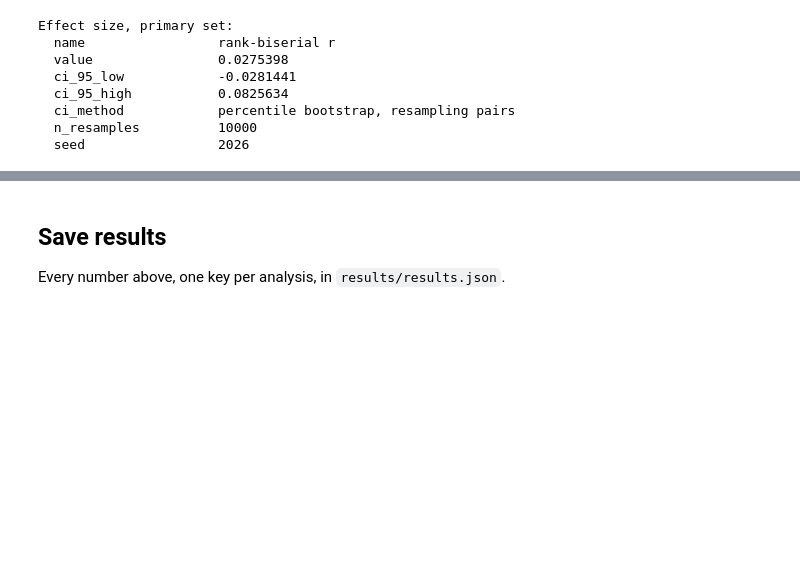
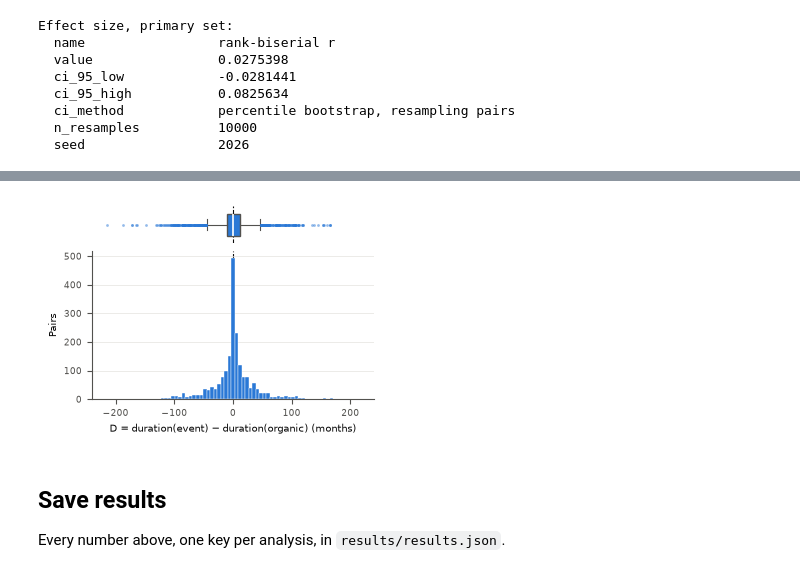
Before and after one commit to eduardokairalla1/mceq-newcomer-retention, a Jupyter notebook: notebooks/analysis.ipynb, the cells around one changed output, grey strips where cells are left out. Drawn from its saved outputs; the diff is of its cells as text; code cells hidden in the pictures; blank space fills up the shorter version.

Commit message:
Plot the distribution of the paired difference

```diff
--- a/notebooks/analysis.ipynb
+++ b/notebooks/analysis.ipynb
@@ -20,6 +20,7 @@ from pathlib import Path
 from scipy import stats
 
 import json
+import matplotlib.pyplot as plt
 import numpy as np
 import pandas as pd
 import scipy
@@ -33,7 +34,11 @@ REPO_ROOT = next(
     if (path / 'PROTOCOL.md').exists()
 )
 PAIRS_FILE = REPO_ROOT / 'data' / 'processed' / 'pairs.csv'
+FIGURES_DIR = REPO_ROOT / 'figures'
 RESULTS_FILE = REPO_ROOT / 'results' / 'results.json'
+
+# figure metadata per format: no creation date, so pdfs are reproducible
+SAVE_METADATA = {'png': {}, 'pdf': {'CreationDate': None}}
 
 # analysis parameters fixed by PROTOCOL.md
 ALPHA = 0.05
@@ -503,3 +512,98 @@ Effect size, primary set:
+# %%
+# figure size: one acm column, in inches
+FIGURE_SIZE = (8.5 / 2.54, 6.0 / 2.54)
+
+# colors: data in blue, text and reference marks in near-black and gray
+COLORS = {
+    'data': '#2a78d6',
+    'text': '#0b0b0b',
+    'muted': '#52514e',
+    'grid': '#e4e3df',
+}
+
+# bins of 6 months, centered on 0
+BIN_WIDTH = 6
+
+plt.rcParams.update(
+    {
+        'font.size': 7,
+        'axes.labelsize': 7,
+        'xtick.labelsize': 6.5,
+        'ytick.labelsize': 6.5,
+        'axes.edgecolor': COLORS['muted'],
+        'axes.labelcolor': COLORS['text'],
+        'xtick.color': COLORS['muted'],
+        'ytick.color': COLORS['muted'],
+        'pdf.fonttype': 42,
+    }
+)
+
+edge = BIN_WIDTH * np.ceil(np.abs(primary_d).max() / BIN_WIDTH) + BIN_WIDTH / 2
+bins = np.arange(-edge, edge + BIN_WIDTH, BIN_WIDTH)
+
+# boxplot on top shows quartiles and tails; histogram below shows the shape
+figure, (box_axis, hist_axis) = plt.subplots(
+    2,
+    1,
+    sharex=True,
+    figsize=FIGURE_SIZE,
+    gridspec_kw={'height_ratios': [1, 4]},
+    layout='constrained',
+)
+
+box_axis.boxplot(
+    primary_d,
+    orientation='horizontal',
+    widths=0.6,
+    patch_artist=True,
+    boxprops={'facecolor': COLORS['data'], 'edgecolor': COLORS['muted']},
+    medianprops={'color': 'white', 'linewidth': 1.2},
+    whiskerprops={'color': COLORS['muted'], 'linewidth': 0.8},
+    capprops={'color': COLORS['muted'], 'linewidth': 0.8},
+    flierprops={
+        'marker': 'o',
+        'markersize': 2,
+        'markerfacecolor': COLORS['data'],
+        'markeredgewidth': 0,
+        'alpha': 0.5,
+    },
+)
+box_axis.set_yticks([])
+box_axis.spines[['top', 'right', 'left', 'bottom']].set_visible(False)
+box_axis.tick_params(axis='x', length=0)
+
+hist_axis.hist(
+    primary_d,
+    bins=bins,
+    color=COLORS['data'],
+    edgecolor='white',
+    linewidth=0.3,
+)
+hist_axis.set_xlabel('D = duration(event) − duration(organic) (months)')
+hist_axis.set_ylabel('Pairs')
+hist_axis.spines[['top', 'right']].set_visible(False)
+hist_axis.grid(axis='y', color=COLORS['grid'], linewidth=0.5)
+hist_axis.set_axisbelow(True)
+
+# reference line at D = 0, behind the data, across both panels
+for axis in (box_axis, hist_axis):
+    axis.axvline(
+        0, color=COLORS['text'], linewidth=0.8, linestyle='--', zorder=0
+    )
+
+# save for the paper, in print and vector formats
+FIGURES_DIR.mkdir(exist_ok=True)
+for extension in ('png', 'pdf'):
+    figure.savefig(
+        FIGURES_DIR / f'd_distribution.{extension}',
+        dpi=300,
+        facecolor='white',
+        metadata=SAVE_METADATA[extension],
+    )
+
+plt.show()
+# %% [output]
+[figure, added]
 # %% [markdown]
 ## Save results
 
```
Also changed, not shown: parts of 1 cell of this notebook, 2 other files.
